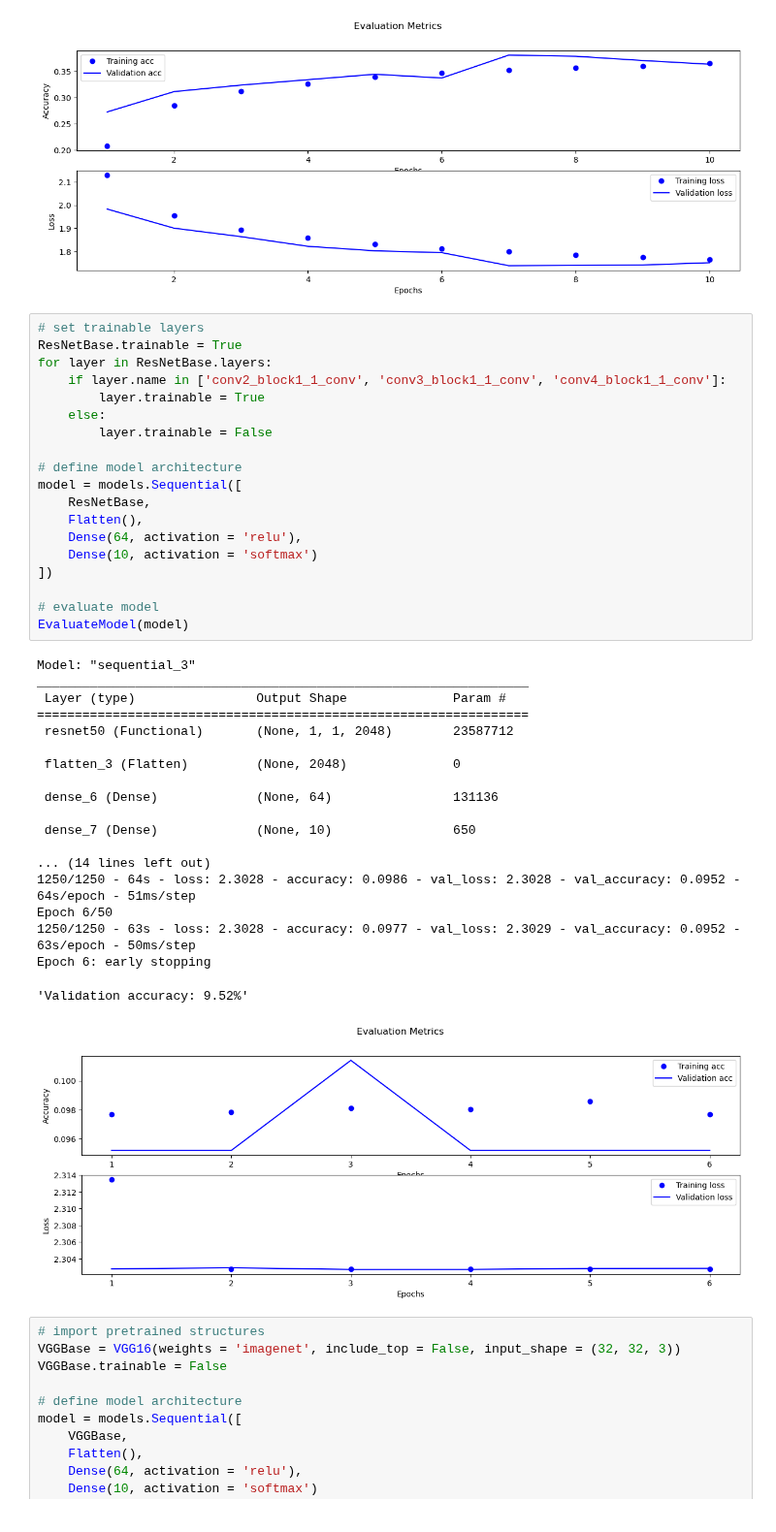
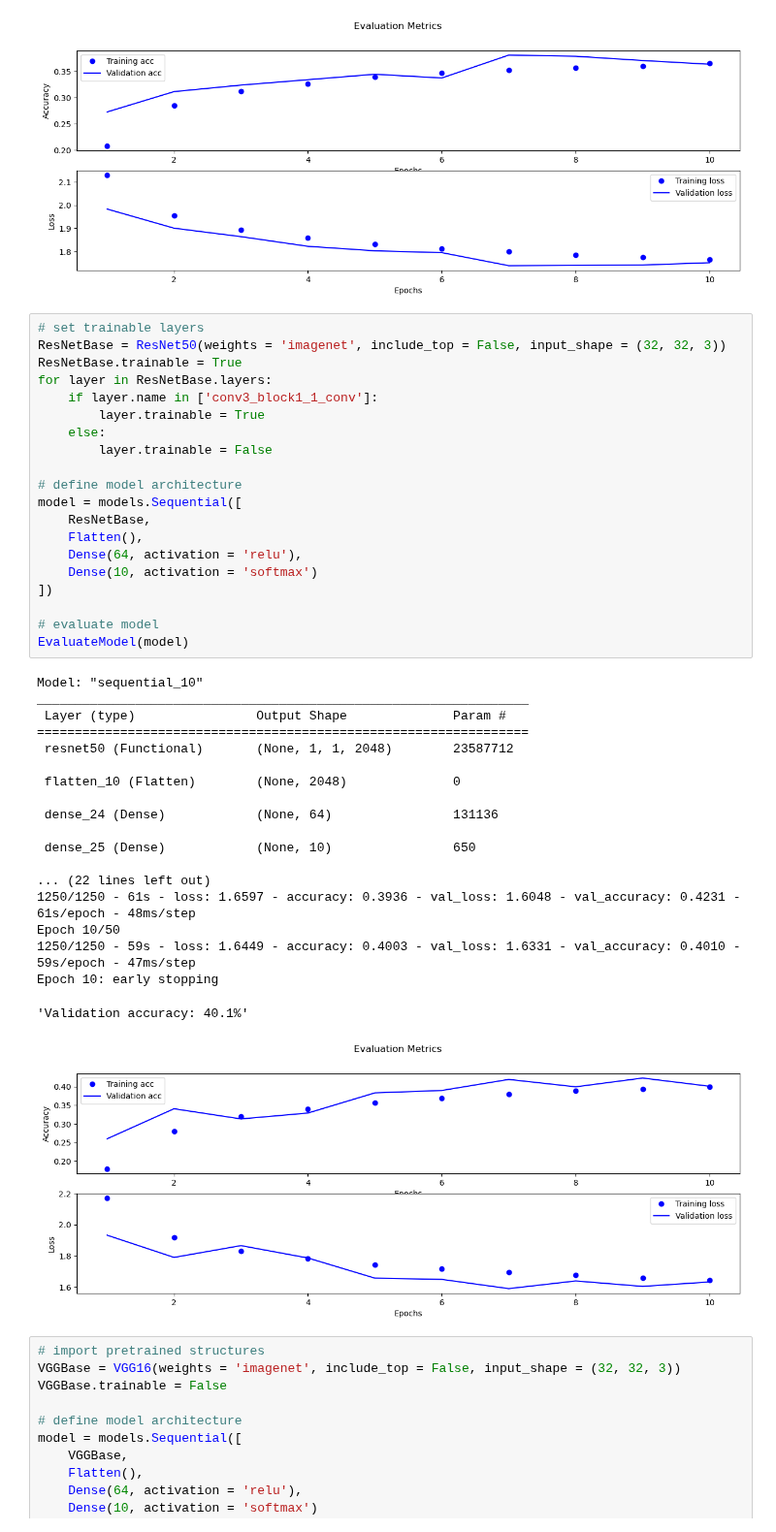
Before and after one commit to akiehl2000/STAA578_Homework, a Jupyter notebook: Homework 3/homework3.ipynb, the cells around one changed output. Shown at 97% size. Cells and saved outputs as stored; diff of their text form.

Commit message:
More pretrained model tuning

```diff
--- a/Homework 3/homework3.ipynb
+++ b/Homework 3/homework3.ipynb
@@ -426,43 +426,44 @@ Epoch 10: early stopping
 [figure]
 # %%
 # set trainable layers
+ResNetBase = ResNet50(weights = 'imagenet', include_top = False, input_shape = (32, 32, 3))
 ResNetBase.trainable = True
 for layer in ResNetBase.layers:
-    if layer.name in ['conv2_block1_1_conv', 'conv3_block1_1_conv', 'conv4_block1_1_conv']:
+    if layer.name in ['conv3_block1_1_conv']:
         layer.trainable = True
     else:
         layer.trainable = False
 
 # define model architecture
 model = models.Sequential([
     ResNetBase,
     Flatten(),
     Dense(64, activation = 'relu'),
     Dense(10, activation = 'softmax')
 ])
 
 # evaluate model
 EvaluateModel(model)
 # %% [output]
-Model: "sequential_3"
+Model: "sequential_10"
 _________________________________________________________________
  Layer (type)                Output Shape              Param #
 =================================================================
  resnet50 (Functional)       (None, 1, 1, 2048)        23587712
 
- flatten_3 (Flatten)         (None, 2048)              0
+ flatten_10 (Flatten)        (None, 2048)              0
 
- dense_6 (Dense)             (None, 64)                131136
+ dense_24 (Dense)            (None, 64)                131136
 
- dense_7 (Dense)             (None, 10)                650
+ dense_25 (Dense)            (None, 10)                650
 
-... (14 lines left out)
-1250/1250 - 64s - loss: 2.3028 - accuracy: 0.0986 - val_loss: 2.3028 - val_accuracy: 0.0952 - 64s/epoch - 51ms/step
-Epoch 6/50
-1250/1250 - 63s - loss: 2.3028 - accuracy: 0.0977 - val_loss: 2.3029 - val_accuracy: 0.0952 - 63s/epoch - 50ms/step
-Epoch 6: early stopping
+... (22 lines left out)
+1250/1250 - 61s - loss: 1.6597 - accuracy: 0.3936 - val_loss: 1.6048 - val_accuracy: 0.4231 - 61s/epoch - 48ms/step
+Epoch 10/50
+1250/1250 - 59s - loss: 1.6449 - accuracy: 0.4003 - val_loss: 1.6331 - val_accuracy: 0.4010 - 59s/epoch - 47ms/step
+Epoch 10: early stopping
-'Validation accuracy: 9.52%'
+'Validation accuracy: 40.1%'
-[figure, old version]
+[figure, new version]
 # %%
 # import pretrained structures
 VGGBase = VGG16(weights = 'imagenet', include_top = False, input_shape = (32, 32, 3))
```
Also changed, not shown: parts of 2 cells of this notebook.
